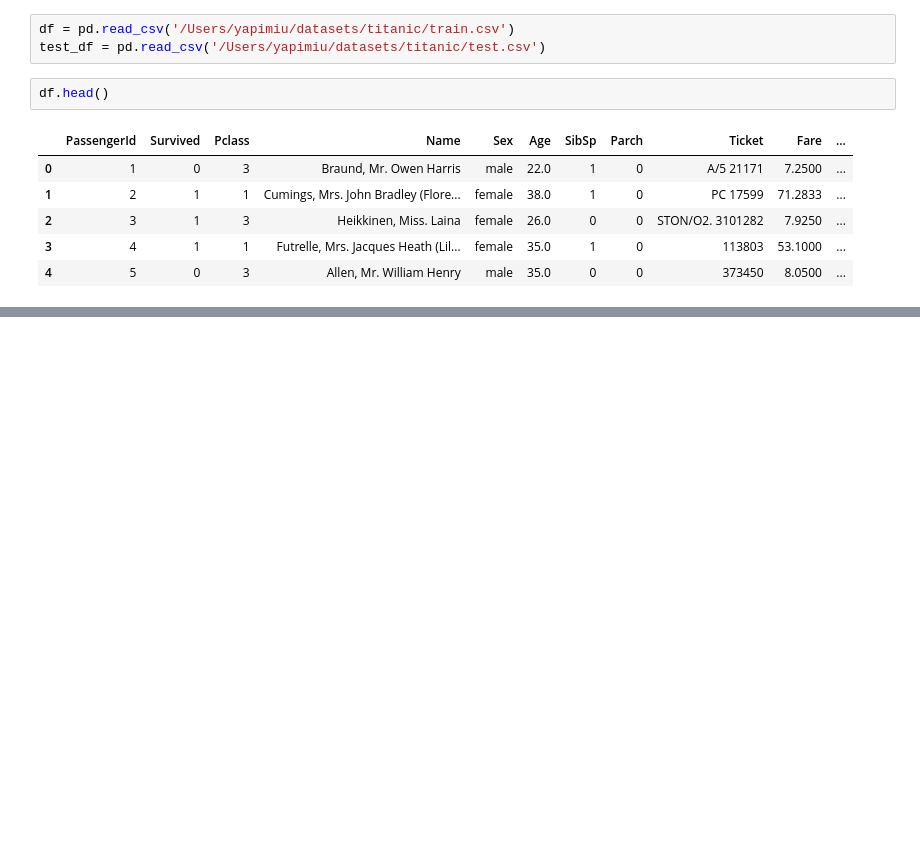
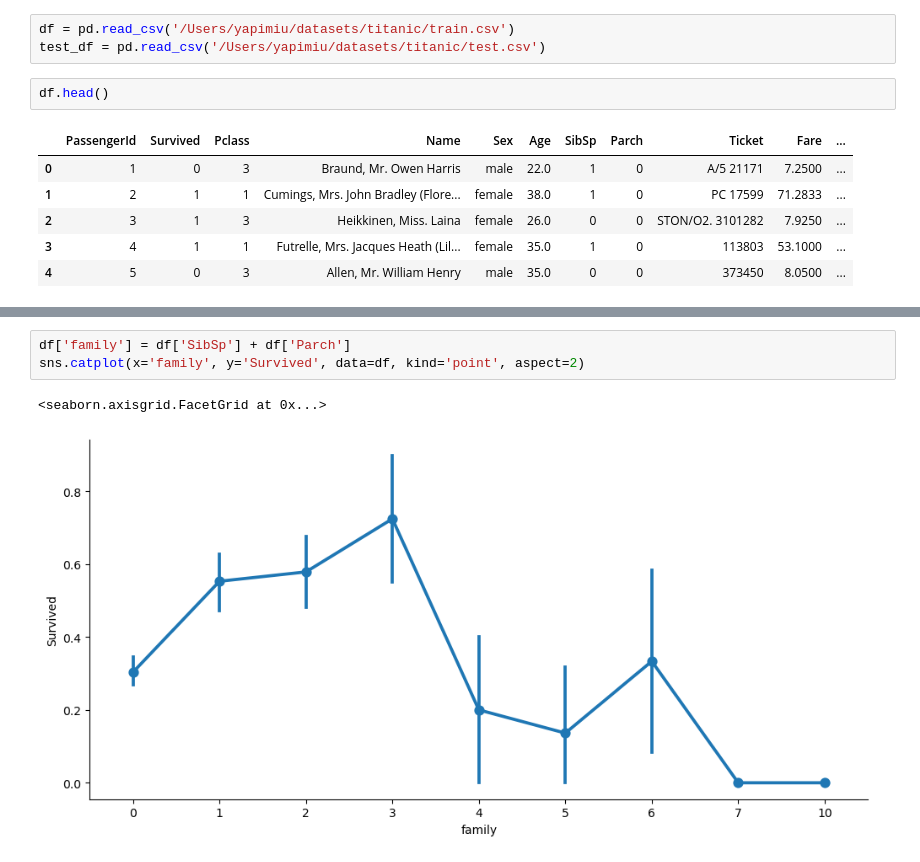
Before and after one commit to Eggizac/obsidian-note, a Jupyter notebook: Саморазвитие/Machine Learning/Jupiter/titanic.ipynb, the cells around one changed output, grey strips where cells are left out. Cells and saved outputs as stored; diff of their text form; blank space fills up the shorter version.

```diff
--- a/Саморазвитие/Machine Learning/Jupiter/titanic.ipynb
+++ b/Саморазвитие/Machine Learning/Jupiter/titanic.ipynb
@@ -20,0 +134,6 @@ cat_feat = ['PassengerId', 'Name', 'Sex', 'Ticket']
+# %%
+df['family'] = df['SibSp'] + df['Parch']
+sns.catplot(x='family', y='Survived', data=df, kind='point', aspect=2)
+# %% [output]
+<seaborn.axisgrid.FacetGrid at 0x...>
+[figure, added]
```
Also changed, not shown: parts of 17 cells of this notebook, 7 other files.
